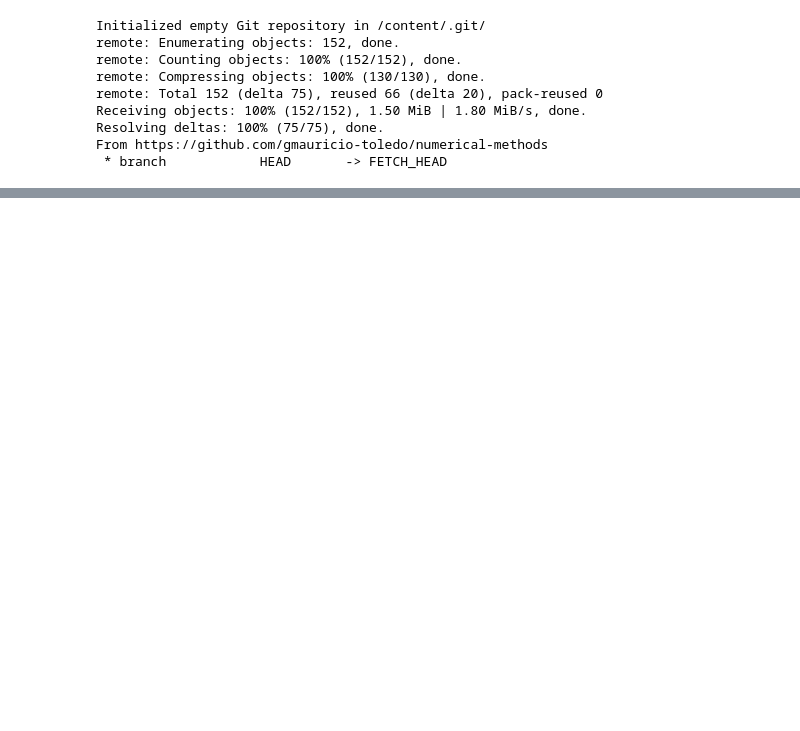
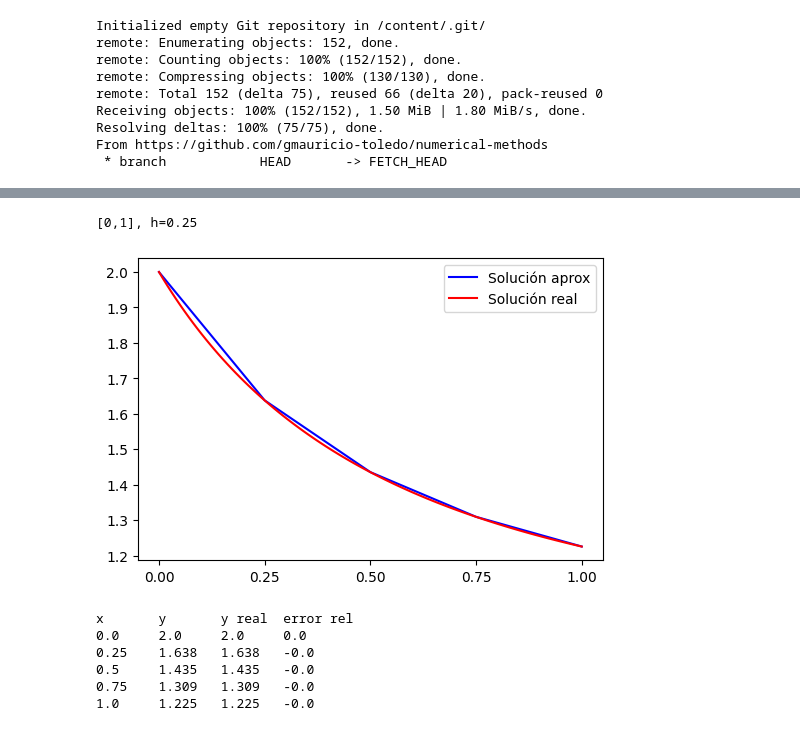
Before and after one commit to gmauricio-toledo/UNISON-teaching, a Jupyter notebook: Examen3.ipynb, the cells around one changed output, grey strips where cells are left out. Drawn from its saved outputs; the diff is of its cells as text; code cells hidden in the pictures; blank space fills up the shorter version.

```diff
--- a/Examen3.ipynb
+++ b/Examen3.ipynb
@@ -43,0 +44,29 @@ x       y       y real  error rel
+# %%
+from edo import RungeKutta, load_example
+import numpy as np
+
+example = load_example(3)
+
+a = example['a']
+b = example['b']
+h = 0.25 #example['h']
+print(f"[{a},{b}], h={h}")
+
+solver = RungeKutta(f=example['f'],
+                    sol=example['sol'],
+                    order=4
+                    )
+solver.fit(a,b,h,
+            example['x0'],
+            example['y0'])
+solver.plot(plot_nodes=False)
+solver.table()
+# %% [output]
+[0,1], h=0.25
+[figure, added]
+x       y       y real  error rel
+0.0     2.0     2.0     0.0
+0.25    1.638   1.638   -0.0
+0.5     1.435   1.435   -0.0
+0.75    1.309   1.309   -0.0
+1.0     1.225   1.225   -0.0
```
Also changed, not shown: parts of 1 cell of this notebook, 4 other files.
